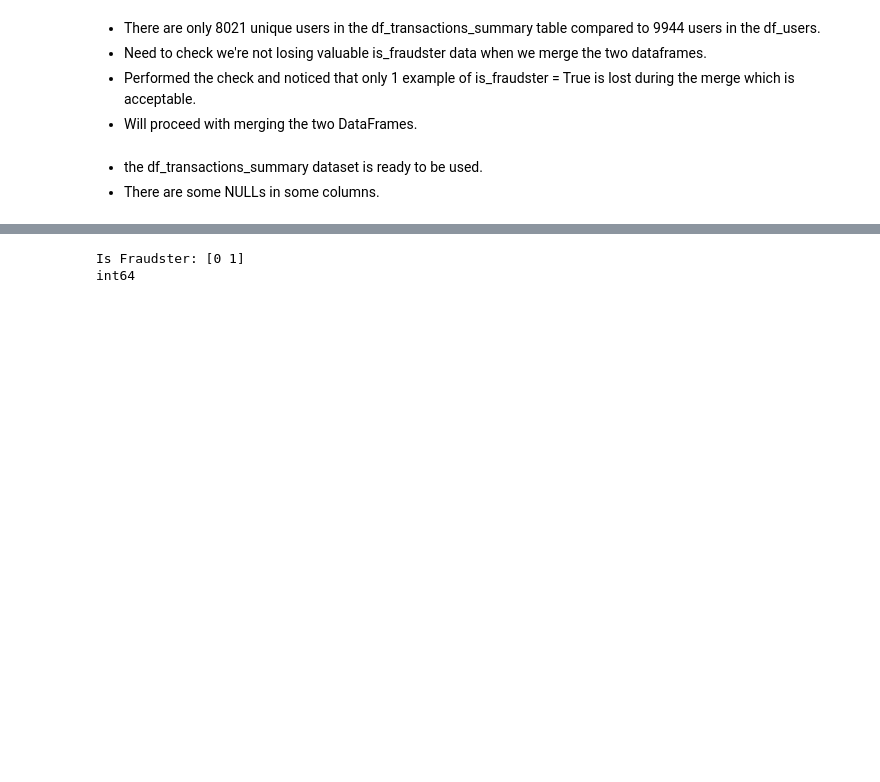
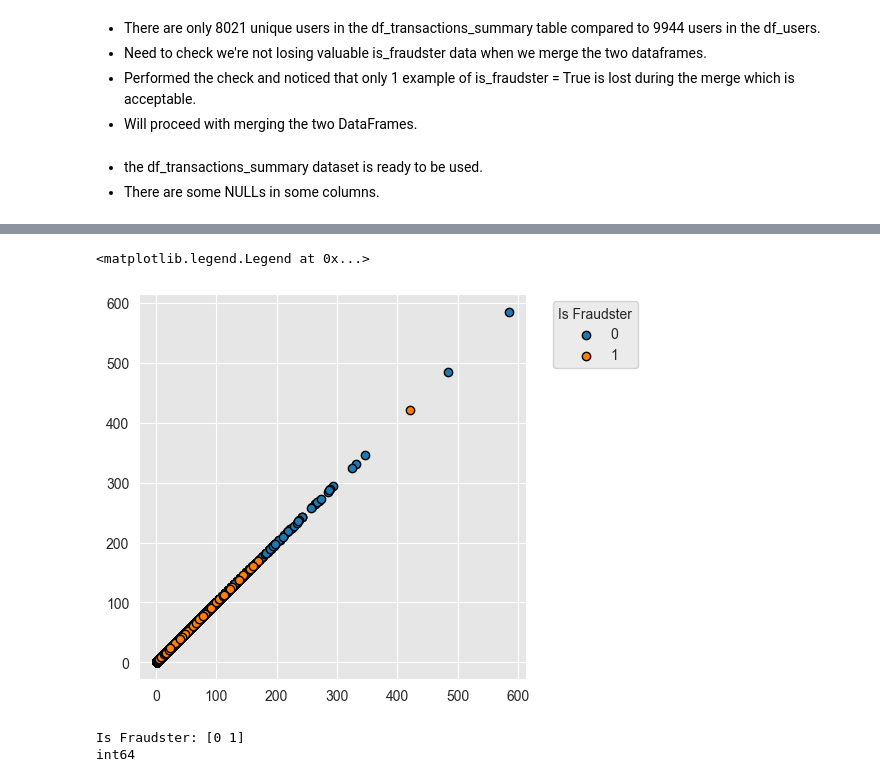
Before and after one commit to karthikvadlamani/revolut-fraudsters-detection, a Jupyter notebook: revolut_fraudsters_detection.ipynb, the cells around one changed output, grey strips where cells are left out. Drawn from its saved outputs; the diff is of its cells as text; code cells hidden in the pictures; blank space fills up the shorter version.

Commit message:
Added some features and some charts

```diff
--- a/revolut_fraudsters_detection.ipynb
+++ b/revolut_fraudsters_detection.ipynb
@@ -243,3 +243,6 @@ df_final.head()
 | 2 | 10376f1a-a28a-4885-8daa-c8ca496026bb | 1 | ES | False | 2018-09-20 | 2018-05-31 04:41:24.672000 | ACTIVE | ES | ... |
 | 3 | fd308db7-0753-4377-879f-6ecf2af14e4f | 1 | FR | False | 2018-05-25 | 2018-06-01 17:24:23.852000 | ACTIVE | FR | ... |
 | 4 | 755fe256-a34d-4853-b7ca-d9bb991a86d3 | 1 | GB||JE||IM||GG | False | 2018-09-20 | 2017-08-09 15:03:33.945000 | ACTIVE | GB | ... |
+# %%
+df_final['created_date'] = pd.to_datetime(df_final['created_date'])
+df_final['account_age'] = df_final['most_recent_tx_date'] - df_final['created_date'].dt.date
@@ -246,3 +269,13 @@ df_final.head()
+# %%
+fig_distribution, ax = plt.subplots(1, 1, figsize=(5,5))
+
+groups = df_final.groupby('is_fraudster')
+for name, group in groups:
+    ax.scatter(group.max_tx_30d, group.max_tx_30d, edgecolors='k', label=name, alpha=1, marker='o')
+ax.legend(loc='upper left', bbox_to_anchor=(1.05,1), title = 'Is Fraudster')
+# %% [output]
+<matplotlib.legend.Legend at 0x...>
+[figure, added]
 # %%
 # Change the is_fraudster column dtype from bool to integer i.e., 0 and 1
 df_final['is_fraudster'] = df_final['is_fraudster'].replace([False, True], [0,1])
```
Also changed, not shown: parts of 3 cells of this notebook.
